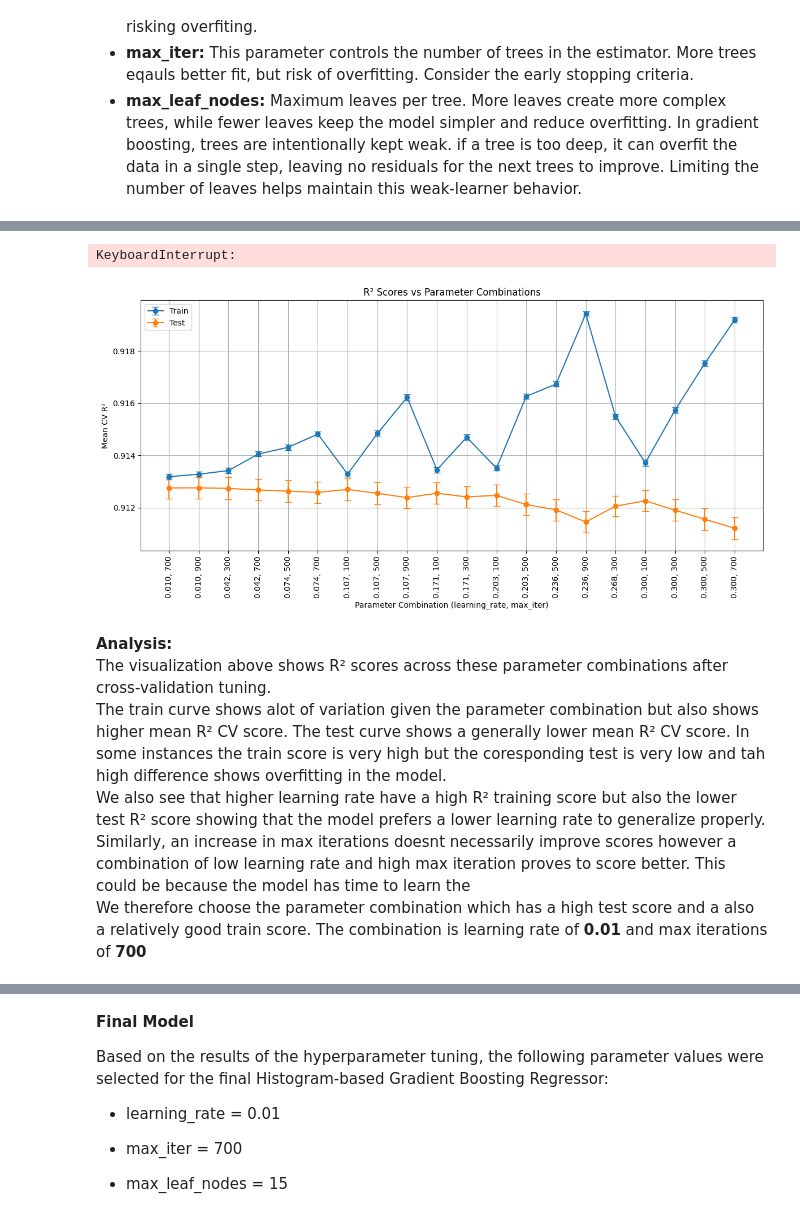
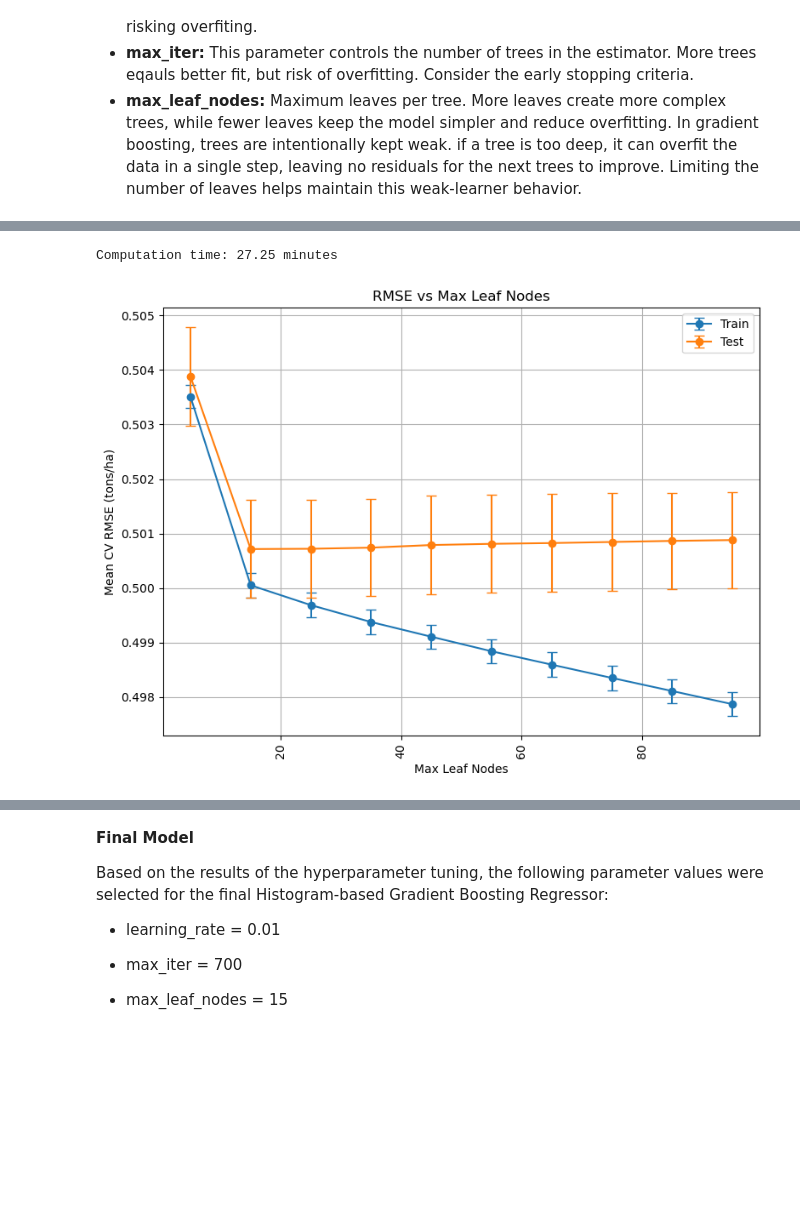
Before and after one commit to Angelicarjs/crop_yield_ML_project, a Jupyter notebook: ML_Milestone1Revision.ipynb, the cells around one changed output, grey strips where cells are left out. Cells and saved outputs as stored; diff of their text form; code cells hidden in the pictures; blank space fills up the shorter version.

Commit message:
changed CV scores to RMSE

```diff
--- a/ML_Milestone1Revision.ipynb
+++ b/ML_Milestone1Revision.ipynb
@@ -698,64 +789,57 @@ Given our large datset, we tune using RandomSearchCV which is less compuattional
 # %%
-# learning rate tuning and max_iter with other parameters as default
+# max_leaf_nodes tuning with best learning rate, max_iter and other parameters as default
+opt_hgb_reg = HistGradientBoostingRegressor(
+    learning_rate=0.01,  # from previous tuning
+    max_iter=700,        # from previous tuning
+    random_state=42,
+    early_stopping=False
+)
 
-hgb_reg = HistGradientBoostingRegressor(random_state=42, early_stopping=False)
-
-# learning rate tuning with other parameters as default
-params_lr = {
-    'learning_rate': np.linspace(0.01, 0.3, 10),
-    'max_iter': np.arange(100, 1001, 200)
+params_mln = {
+    'max_leaf_nodes': np.arange(5, 101, 10)  # default is 31
 }
 
-search_lr = RandomizedSearchCV(
-    estimator=hgb_reg,
-    param_distributions=params_lr,
-    n_iter=20,
+# set up randomized search
+search_mln = RandomizedSearchCV(
+    opt_hgb_reg,
+    param_distributions=params_mln,
+    n_iter=10,
     cv=cv,
-    scoring='r2',
-    n_jobs=-1,
+    scoring='neg_root_mean_squared_error',
+    random_state=42,
     return_train_score=True,
-    random_state=42
+    n_jobs=-1
 )
 
 start = time.perf_counter()
-search_lr.fit(X_train, Y_train)
+search_mln.fit(X_train, Y_train)
 end = time.perf_counter()
 
 elapsed = end - start # check elapsed computation time
 print(f"Computation time: {elapsed/60:.2f} minutes")
 # %% [output]
-KeyboardInterrupt:
+Computation time: 27.25 minutes
 # %%
-# CV results as dataframe
-results_df = pd.DataFrame(search_lr.cv_results_)
-results_df['combined'] = results_df.apply(
-    lambda row: f"{row['param_learning_rate']:.3f}, {int(row['param_max_iter'])}", # combine learning rate and max_iter
-    axis=1
-)
+results_df2 = pd.DataFrame(search_mln.cv_results_)
 
-# sort by the parameters
-results_df = results_df.sort_values(by=["param_learning_rate", "param_max_iter"])
+# convert scores to positive RMSE
+results_df2['mean_train_rmse'] = -results_df2['mean_train_score']
+results_df2['mean_test_rmse'] = -results_df2['mean_test_score']
 
-# visualize results
-plt.figure(figsize=(12, 6))
-# Train Mean CV R²
-plt.errorbar(results_df['combined'],results_df['mean_train_score'],yerr=results_df['std_train_score'],fmt='o-', capsize=4,label='Train')
-# Test Mean CV R²
-plt.errorbar(results_df['combined'],results_df['mean_test_score'],yerr=results_df['std_test_score'],fmt='o-', capsize=4,label='Test')
+# visualizing
+plt.figure(figsize=(8,6))
 
+# Train Mean CV RMSE
+plt.errorbar(results_df2['param_max_leaf_nodes'],results_df2['mean_train_rmse'],yerr=results_df2['std_train_score'],fmt='o-', capsize=4,label='Train')
+# Test Mean CV RMSE
+plt.errorbar(results_df2['param_max_leaf_nodes'],results_df2['mean_test_rmse'],yerr=results_df2['std_test_score'],fmt='o-', capsize=4,label='Test')
 plt.xticks(rotation=90)
-plt.ylabel("Mean CV R²")
-plt.xlabel("Parameter Combination (learning_rate, max_iter)")
-plt.title("R² Scores vs Parameter Combinations")
+plt.ylabel("Mean CV RMSE (tons/ha)")
+plt.xlabel("Max Leaf Nodes")
+plt.title("RMSE vs Max Leaf Nodes")
 plt.grid(True)
 plt.legend()
 plt.tight_layout()
 plt.show()
 # %% [output]
-[figure, old version]
+[figure, new version]
-# %% [markdown]
-**Analysis:**
-The visualization above shows R² scores across these parameter combinations after cross-validation tuning.
-The train curve shows alot of variation given the parameter combination but also shows higher mean R² CV score. The test curve shows a generally lower mean R² CV score. In some instances the train score is very high but the coresponding test is very low and tah high difference shows overfitting in the model.
-We also see that higher learning rate have a high R² training score but also the lower test R² score showing that the model prefers a lower learning rate to generalize properly. Similarly, an increase in max iterations doesnt necessarily improve scores however a combination of low learning rate and high max iteration proves to score better. This could be because the model has time to learn the
-We therefore choose the parameter combination which has a high test score and a also a relatively good train score. The combination is learning rate of **0.01** and max iterations of **700**
```
Also changed, not shown: parts of 24 cells of this notebook.
